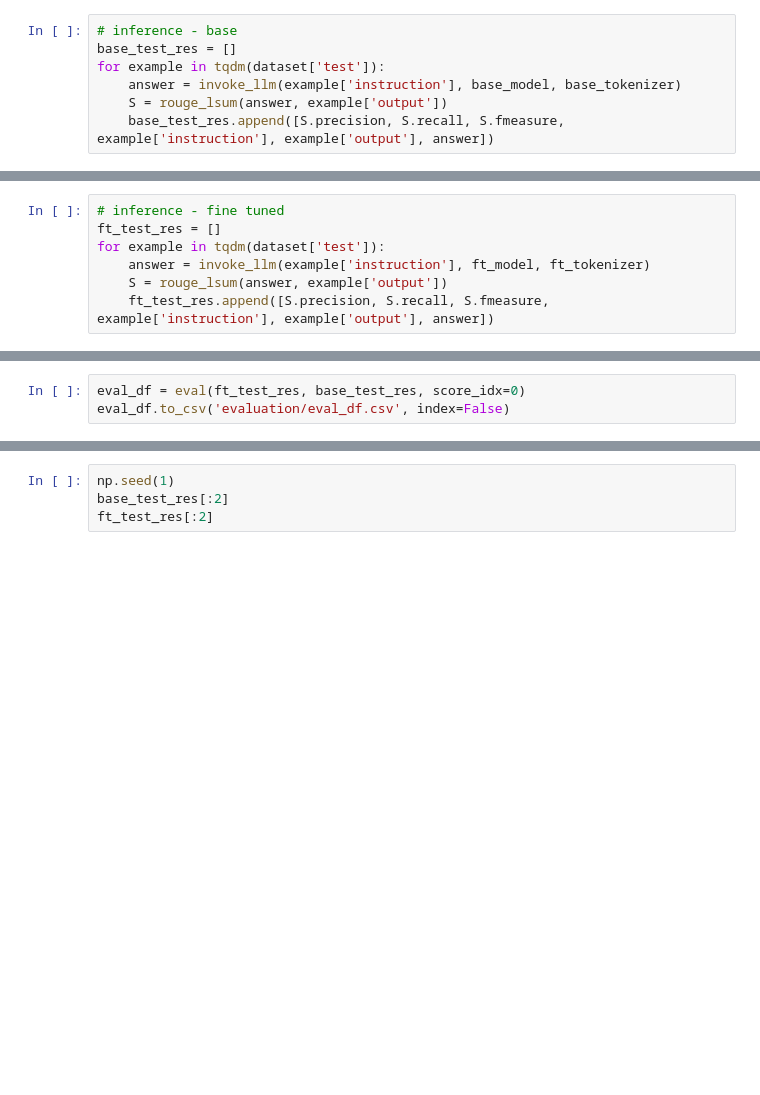
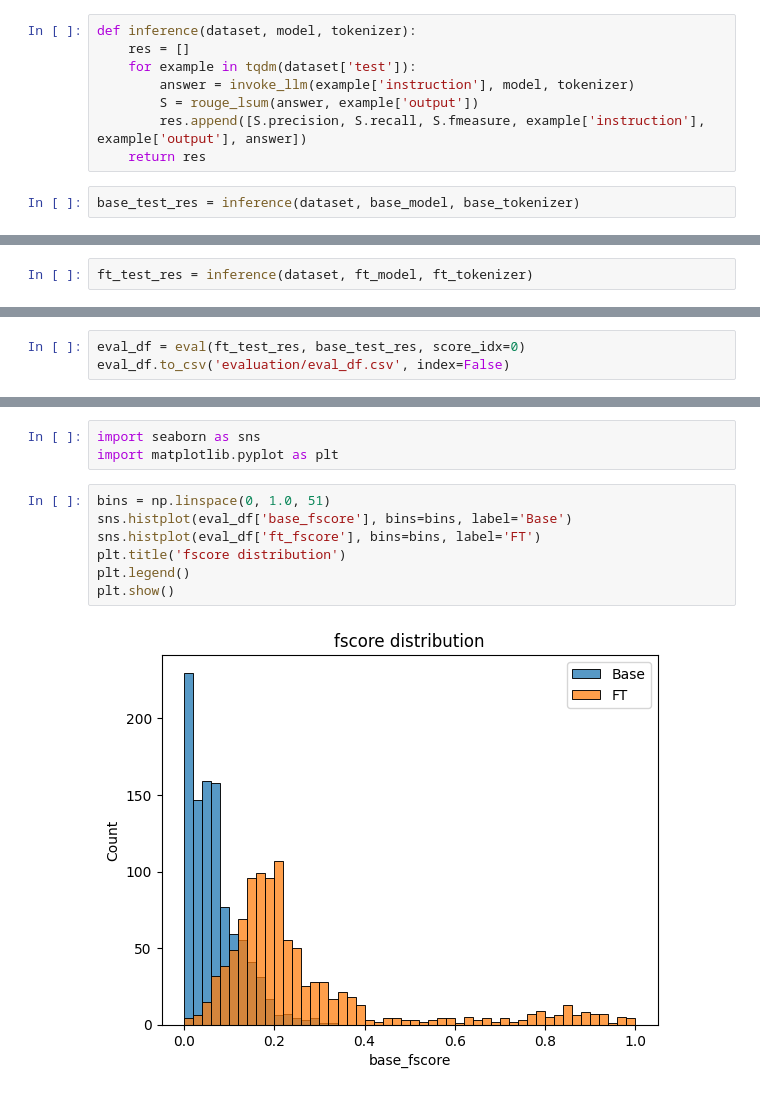
Before and after one commit to jzxcd/MedicalAssistantBot, a Jupyter notebook: 2 - evaluation.ipynb, the cells around one changed output, grey strips where cells are left out. Saved outputs shown, nothing was run; the diff lists cells and outputs as text; blank space fills up the shorter version.

Commit message:
eval daat added

```diff
--- a/2 - evaluation.ipynb
+++ b/2 - evaluation.ipynb
@@ -45,10 +45,13 @@ O^O/ \_/ \    Torch: 2.8.0+cu128. CUDA: 8.9. CUDA Toolkit: 12.8. Triton: 3.4.0
 \        /    Bfloat16 = TRUE. FA [Xformers = 0.0.32.post2. FA2 = False]
  "-____-"     Free license: http://github.com/unslothai/unsloth
 Unsloth: Fast downloading is enabled - ignore downloading bars which are red colored!
+# %%
+def inference(dataset, model, tokenizer):
+    res = []
+    for example in tqdm(dataset['test']):
+        answer = invoke_llm(example['instruction'], model, tokenizer)
+        S = rouge_lsum(answer, example['output'])
+        res.append([S.precision, S.recall, S.fmeasure, example['instruction'], example['output'], answer])
+    return res
 # %%
-# inference - base
-base_test_res = []
-for example in tqdm(dataset['test']):
-    answer = invoke_llm(example['instruction'], base_model, base_tokenizer)
-    S = rouge_lsum(answer, example['output'])
-    base_test_res.append([S.precision, S.recall, S.fmeasure, example['instruction'], example['output'], answer])
+base_test_res = inference(dataset, base_model, base_tokenizer)
@@ -58,10 +58,5 @@ pd.DataFrame(base_test_res).to_csv('_base_test_res', index=False)
 # %%
-# inference - fine tuned
-ft_test_res = []
-for example in tqdm(dataset['test']):
-    answer = invoke_llm(example['instruction'], ft_model, ft_tokenizer)
-    S = rouge_lsum(answer, example['output'])
-    ft_test_res.append([S.precision, S.recall, S.fmeasure, example['instruction'], example['output'], answer])
+ft_test_res = inference(dataset, ft_model, ft_tokenizer)
 # %%
 def eval(ft_res, base_res, score_idx):
     eval_df = pd.DataFrame(columns = [
@@ -90,4 +94,12 @@ eval_df.to_csv('evaluation/eval_df.csv', index=False)
 # %%
-np.seed(1)
-base_test_res[:2]
-ft_test_res[:2]
+import seaborn as sns
+import matplotlib.pyplot as plt
+# %%
+bins = np.linspace(0, 1.0, 51)
+sns.histplot(eval_df['base_fscore'], bins=bins, label='Base')
+sns.histplot(eval_df['ft_fscore'], bins=bins, label='FT')
+plt.title('fscore distribution')
+plt.legend()
+plt.show()
+# %% [output]
+[figure, added]
```
Also changed, not shown: parts of 4 cells of this notebook, 3 other files.
